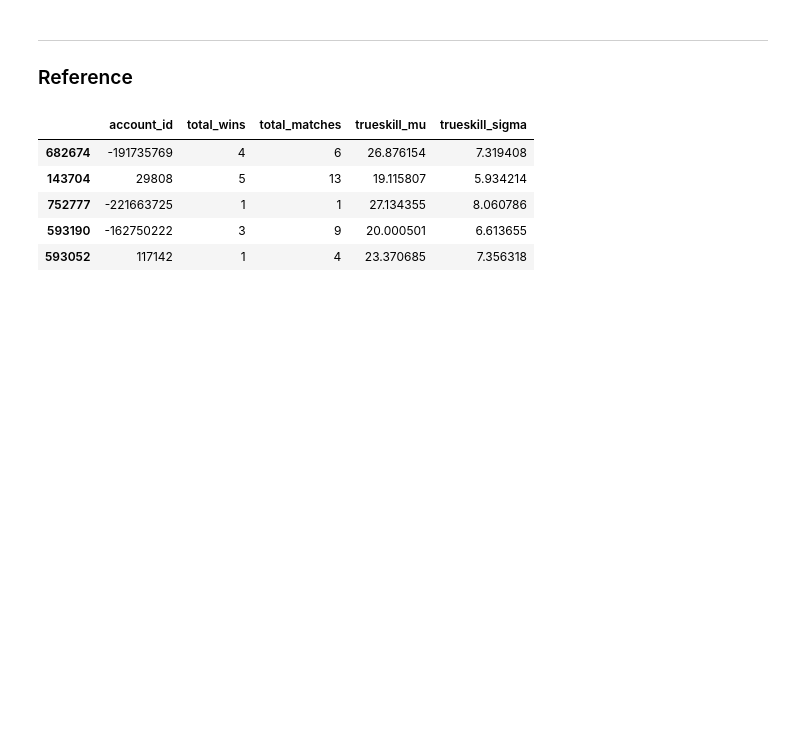
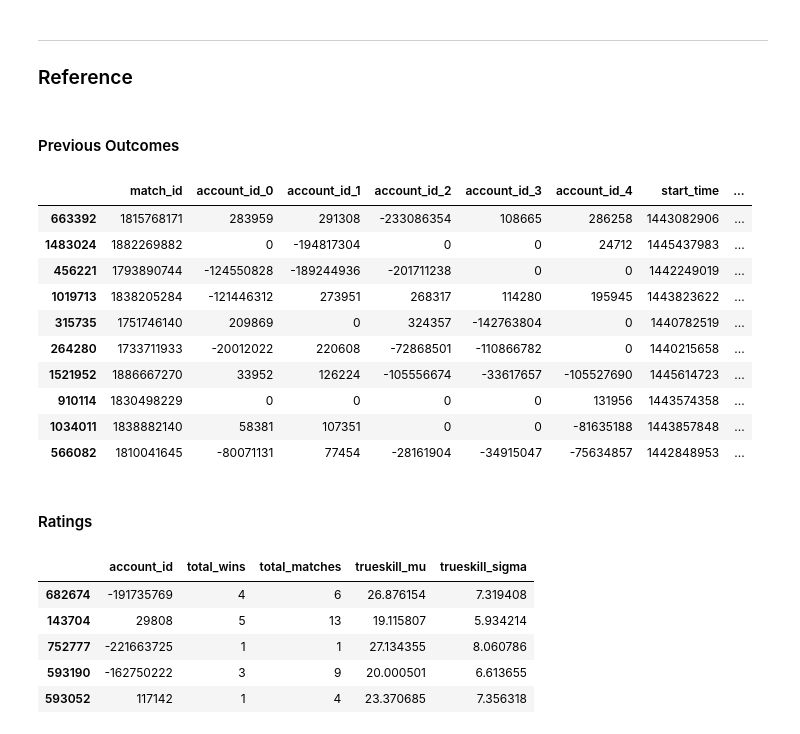
Before and after one commit to jpniet/Dota2-Matchmaking, a Jupyter notebook: Notebooks/Dota_EDA.ipynb, the cells around one changed output. Saved outputs shown, nothing was run; the diff lists cells and outputs as text; code cells hidden in the pictures; blank space fills up the shorter version.

```diff
--- a/Notebooks/Dota_EDA.ipynb
+++ b/Notebooks/Dota_EDA.ipynb
@@ -575,6 +653,24 @@ tfs['breakdown'].head(50)
 ---
 
 ### Reference
+# %% [markdown]
+#### Previous Outcomes
+# %%
+ref['prev_outcomes'].sample(10)
+# %% [output]
+|  | match_id | account_id_0 | account_id_1 | account_id_2 | account_id_3 | account_id_4 | start_time | ... |
+| 663392 | 1815768171 | 283959 | 291308 | -233086354 | 108665 | 286258 | 1443082906 | ... |
+| 1483024 | 1882269882 | 0 | -194817304 | 0 | 0 | 24712 | 1445437983 | ... |
+| 456221 | 1793890744 | -124550828 | -189244936 | -201711238 | 0 | 0 | 1442249019 | ... |
+| 1019713 | 1838205284 | -121446312 | 273951 | 268317 | 114280 | 195945 | 1443823622 | ... |
+| 315735 | 1751746140 | 209869 | 0 | 324357 | -142763804 | 0 | 1440782519 | ... |
+| 264280 | 1733711933 | -20012022 | 220608 | -72868501 | -110866782 | 0 | 1440215658 | ... |
+| 1521952 | 1886667270 | 33952 | 126224 | -105556674 | -33617657 | -105527690 | 1445614723 | ... |
+| 910114 | 1830498229 | 0 | 0 | 0 | 0 | 131956 | 1443574358 | ... |
+| 1034011 | 1838882140 | 58381 | 107351 | 0 | 0 | -81635188 | 1443857848 | ... |
+| 566082 | 1810041645 | -80071131 | 77454 | -28161904 | -34915047 | -75634857 | 1442848953 | ... |
+# %% [markdown]
+#### Ratings
 # %%
 ref['ratings'].sample(5)
 # %% [output]
```
Also changed, not shown: parts of 37 cells of this notebook.
